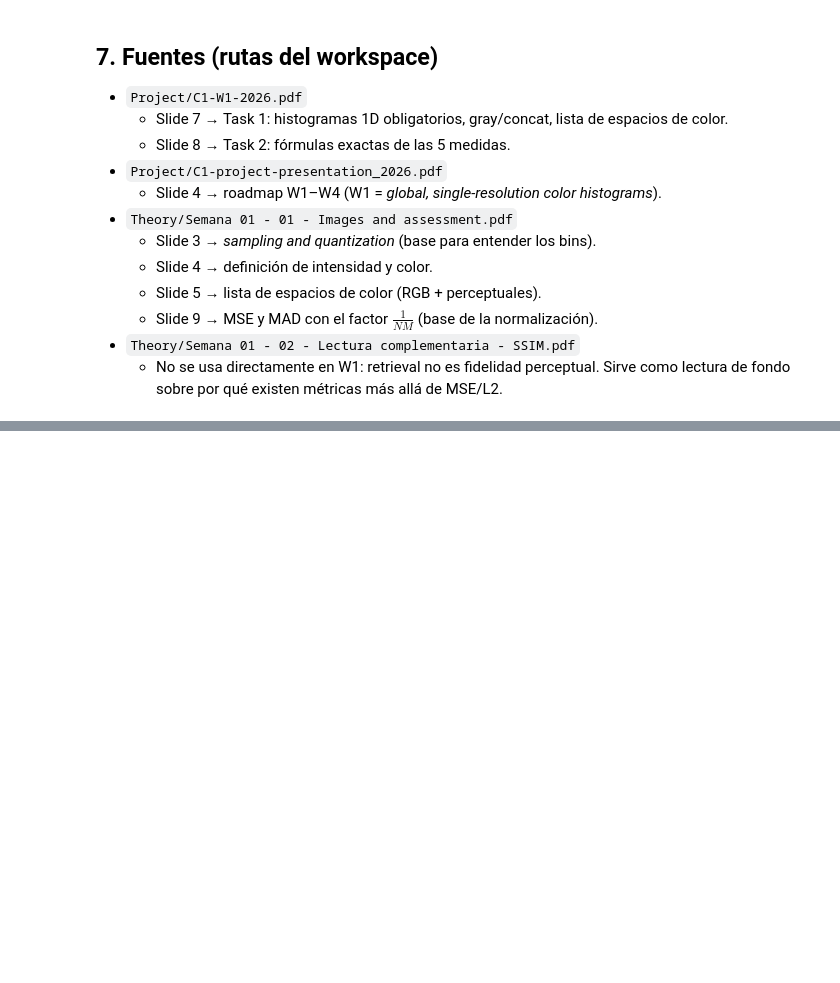
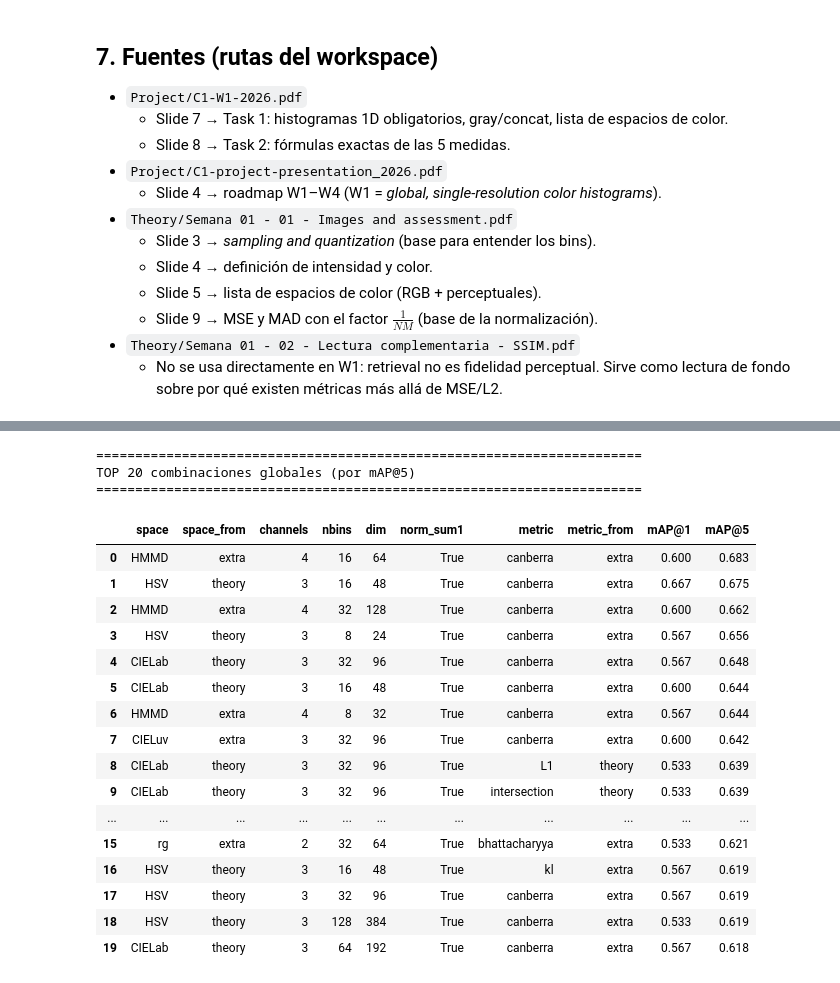
Before and after one commit to Liboqian2003/Team4, a Jupyter notebook: analysis/c1-w1-martin.ipynb, the cells around one changed output, grey strips where cells are left out. Saved outputs shown, nothing was run; the diff lists cells and outputs as text; code cells hidden in the pictures; blank space fills up the shorter version.

```diff
--- a/analysis/c1-w1-martin.ipynb
+++ b/analysis/c1-w1-martin.ipynb
@@ -606,0 +1006,79 @@ Escenarios de fallo típicos y qué probar (de las tablas §1.b y §5.b):
+# %%
+"""Tablas resumen del grid search."""
+from IPython.display import display
+
+# Si el grid ya se ejecutó, `results_df` está en memoria; si no, cargar el CSV.
+try:
+    results_df  # noqa: F821
+except NameError:
+    results_df = pd.read_csv("gridsearch_qsd1_w1.csv")
+
+cols = ["space", "space_from", "channels", "nbins", "dim",
+        "norm_sum1", "metric", "metric_from", "mAP@1", "mAP@5"]
+
+
+print("=" * 70)
+print("TOP 20 combinaciones globales (por mAP@5)")
+print("=" * 70)
+top20 = results_df.sort_values(["mAP@5", "mAP@1"], ascending=False).head(20)
+display(top20[cols].reset_index(drop=True).style.format({"mAP@1": "{:.3f}", "mAP@5": "{:.3f}"}))
+
+
+print("\n" + "=" * 70)
+print("TOP 10 restringido a TEORÍA (espacios §1 + métricas §5) — la 'entrega canon'")
+print("=" * 70)
+theory_only = results_df[
+    (results_df["space_from"] == "theory") & (results_df["metric_from"] == "theory")
+].sort_values(["mAP@5", "mAP@1"], ascending=False).head(10)
+display(theory_only[cols].reset_index(drop=True).style.format({"mAP@1": "{:.3f}", "mAP@5": "{:.3f}"}))
+
+
+print("\n" + "=" * 70)
+print("Mejor combo POR ESPACIO (todas las métricas permitidas)")
+print("=" * 70)
+best_by_space = (
+    results_df.sort_values("mAP@5", ascending=False)
+              .groupby("space", as_index=False).head(1)
+              .sort_values("mAP@5", ascending=False)
+)
+display(best_by_space[cols].reset_index(drop=True).style.format({"mAP@1": "{:.3f}", "mAP@5": "{:.3f}"}))
+
+
+print("\n" + "=" * 70)
+print("Mejor combo POR MÉTRICA (todos los espacios permitidos)")
+print("=" * 70)
+best_by_metric = (
+    results_df.sort_values("mAP@5", ascending=False)
+              .groupby("metric", as_index=False).head(1)
+              .sort_values("mAP@5", ascending=False)
+)
+display(best_by_metric[cols].reset_index(drop=True).style.format({"mAP@1": "{:.3f}", "mAP@5": "{:.3f}"}))
+
+
+print("\n" + "=" * 70)
+print("Efecto de la normalización — media de mAP@5 por (norm_sum1)")
+print("=" * 70)
+display(
+    results_df.groupby("norm_sum1")["mAP@5"].agg(["mean", "median", "max"]).round(3)
+)
+# %% [output]
+======================================================================
+TOP 20 combinaciones globales (por mAP@5)
+======================================================================
+|  | space | space_from | channels | nbins | dim | norm_sum1 | metric | metric_from | mAP@1 | mAP@5 |
+| 0 | HMMD | extra | 4 | 16 | 64 | True | canberra | extra | 0.600 | 0.683 |
+| 1 | HSV | theory | 3 | 16 | 48 | True | canberra | extra | 0.667 | 0.675 |
+| 2 | HMMD | extra | 4 | 32 | 128 | True | canberra | extra | 0.600 | 0.662 |
+| 3 | HSV | theory | 3 | 8 | 24 | True | canberra | extra | 0.567 | 0.656 |
+| 4 | CIELab | theory | 3 | 32 | 96 | True | canberra | extra | 0.567 | 0.648 |
+| 5 | CIELab | theory | 3 | 16 | 48 | True | canberra | extra | 0.600 | 0.644 |
+| 6 | HMMD | extra | 4 | 8 | 32 | True | canberra | extra | 0.567 | 0.644 |
+| 7 | CIELuv | extra | 3 | 32 | 96 | True | canberra | extra | 0.600 | 0.642 |
+| 8 | CIELab | theory | 3 | 32 | 96 | True | L1 | theory | 0.533 | 0.639 |
+| 9 | CIELab | theory | 3 | 32 | 96 | True | intersection | theory | 0.533 | 0.639 |
+| ... | ... | ... | ... | ... | ... | ... | ... | ... | ... | ... |
+| 15 | rg | extra | 2 | 32 | 64 | True | bhattacharyya | extra | 0.533 | 0.621 |
+| 16 | HSV | theory | 3 | 16 | 48 | True | kl | extra | 0.567 | 0.619 |
+| 17 | HSV | theory | 3 | 32 | 96 | True | canberra | extra | 0.567 | 0.619 |
+| 18 | HSV | theory | 3 | 128 | 384 | True | canberra | extra | 0.533 | 0.619 |
+| 19 | CIELab | theory | 3 | 64 | 192 | True | canberra | extra | 0.567 | 0.618 |
```
Also changed, not shown: parts of 4 cells of this notebook, 13 other files.
